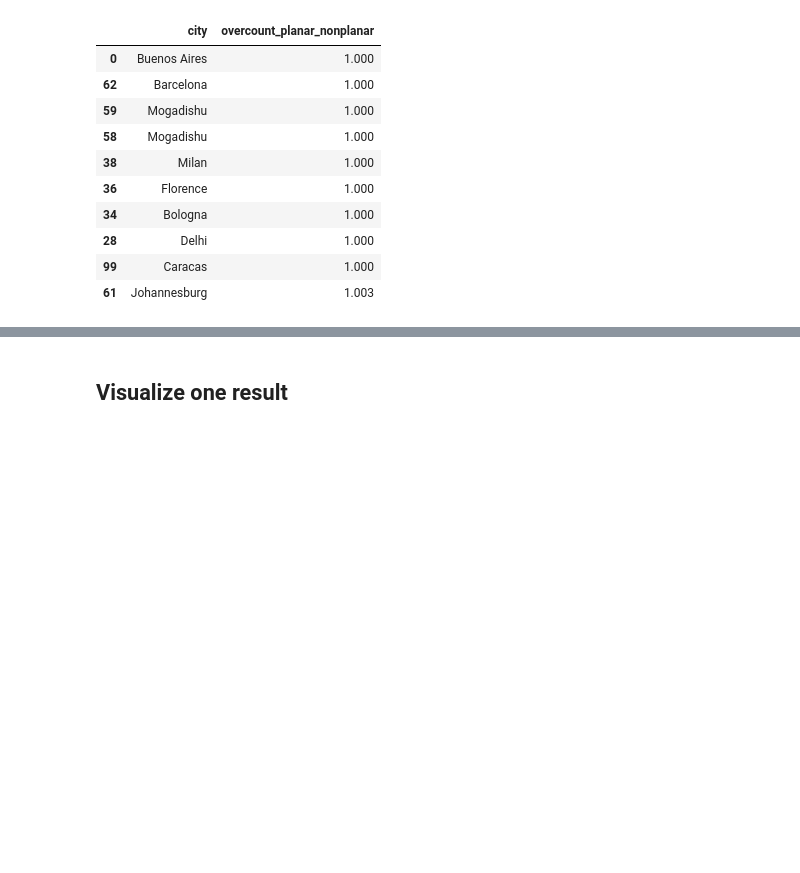
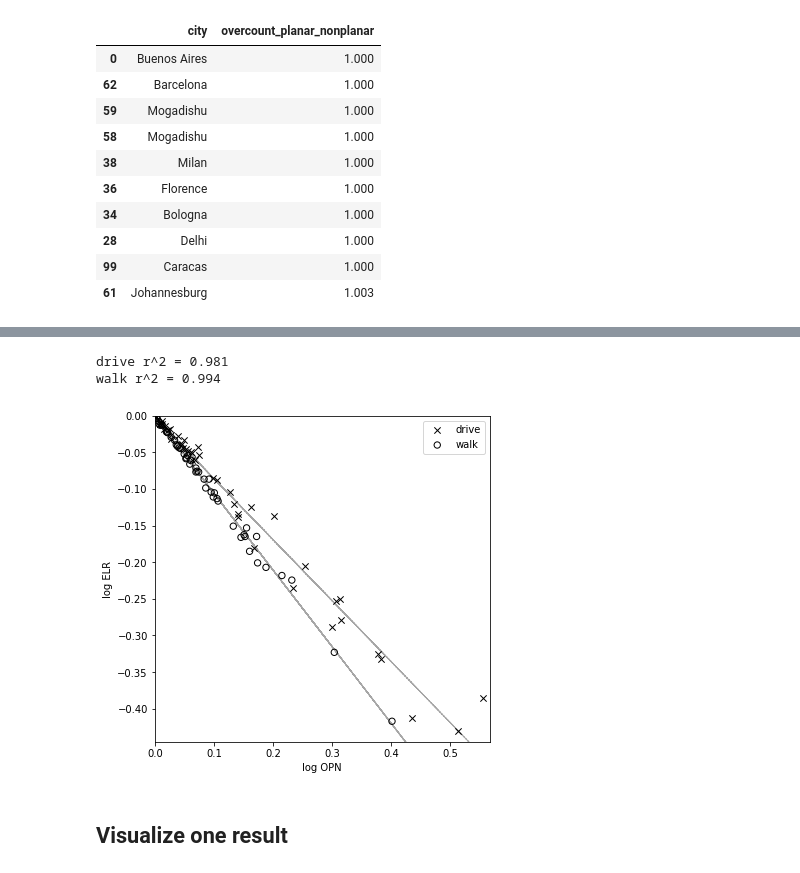
Before and after one commit to gboeing/planar-vs-nonplanar, a Jupyter notebook: planar-vs-nonplanar-across-cities.ipynb, the cells around one changed output, grey strips where cells are left out. Saved outputs shown, nothing was run; the diff lists cells and outputs as text; code cells hidden in the pictures; blank space fills up the shorter version.

```diff
--- a/planar-vs-nonplanar-across-cities.ipynb
+++ b/planar-vs-nonplanar-across-cities.ipynb
@@ -261,3 +298,56 @@ r^2 = 0.926
+# %%
+walk = gdf[gdf['network_type']=='walk']
+drive = gdf[gdf['network_type']=='drive']
+
+def transform(data):
+    return np.log(data)
+
+x = transform(gdf['overcount_planar_nonplanar'].copy())
+y = transform(gdf['edge_length_ratio'].copy())
+drive_x = transform(drive['overcount_planar_nonplanar'].copy())
+drive_y = transform(drive['edge_length_ratio'].copy())
+walk_x = transform(walk['overcount_planar_nonplanar'].copy())
+walk_y = transform(walk['edge_length_ratio'].copy())
+
+drive_slope, drive_intercept, drive_r_value, drive_p_value, drive_std_err = stats.linregress(drive_x, drive_y)
+print('drive r^2 = {:.3f}'.format(drive_r_value ** 2))
+
+walk_slope, walk_intercept, walk_r_value, walk_p_value, walk_std_err = stats.linregress(walk_x, walk_y)
+print('walk r^2 = {:.3f}'.format(walk_r_value ** 2))
+
+fig, ax = plt.subplots(figsize=(6,6))
+drive_scatter = ax.scatter(x=drive_x, y=drive_y, c='k', edgecolor='none', s=40, linewidth=1, marker='x')
+walk_scatter = ax.scatter(x=walk_x, y=walk_y, c='none', edgecolor='k', s=40, linewidth=1, marker='o')
+
+# set x and y limits
+x_min = x.min() * 0.98
+x_max = x.max() * 1.02
+y_min = y.min() * 0.98
+y_max = y.max() * 1.02
+ax.set_xlim((x_min, x_max))
+ax.set_ylim((y_min, y_max))
+
+# create a line of best fit
+x_line = x.copy()
+x_line.loc[len(x_line)] = x_min
+x_line.loc[len(x_line)] = x_max
+
+drive_Y_est = x_line * drive_slope + drive_intercept
+drive_line = ax.plot(x_line, drive_Y_est, c='k', alpha=0.35, linestyle=':', linewidth=1, zorder=-1)
+
+walk_Y_est = x_line * walk_slope + walk_intercept
+walk_line = ax.plot(x_line, walk_Y_est, c='k', alpha=0.35, linestyle='--', linewidth=1, zorder=-1)
+
+ax.set_xlabel('log OPN')
+ax.set_ylabel('log ELR')
+plt.legend([drive_scatter, walk_scatter], ['drive', 'walk'])
+
+fig.savefig('data/regression_split.png', dpi=300)
+plt.show()
+# %% [output]
+drive r^2 = 0.981
+walk r^2 = 0.994
+[figure, added]
 # %% [markdown]
 ## Visualize one result
 # %%
```
Also changed, not shown: parts of 5 cells of this notebook, 5 other files.
